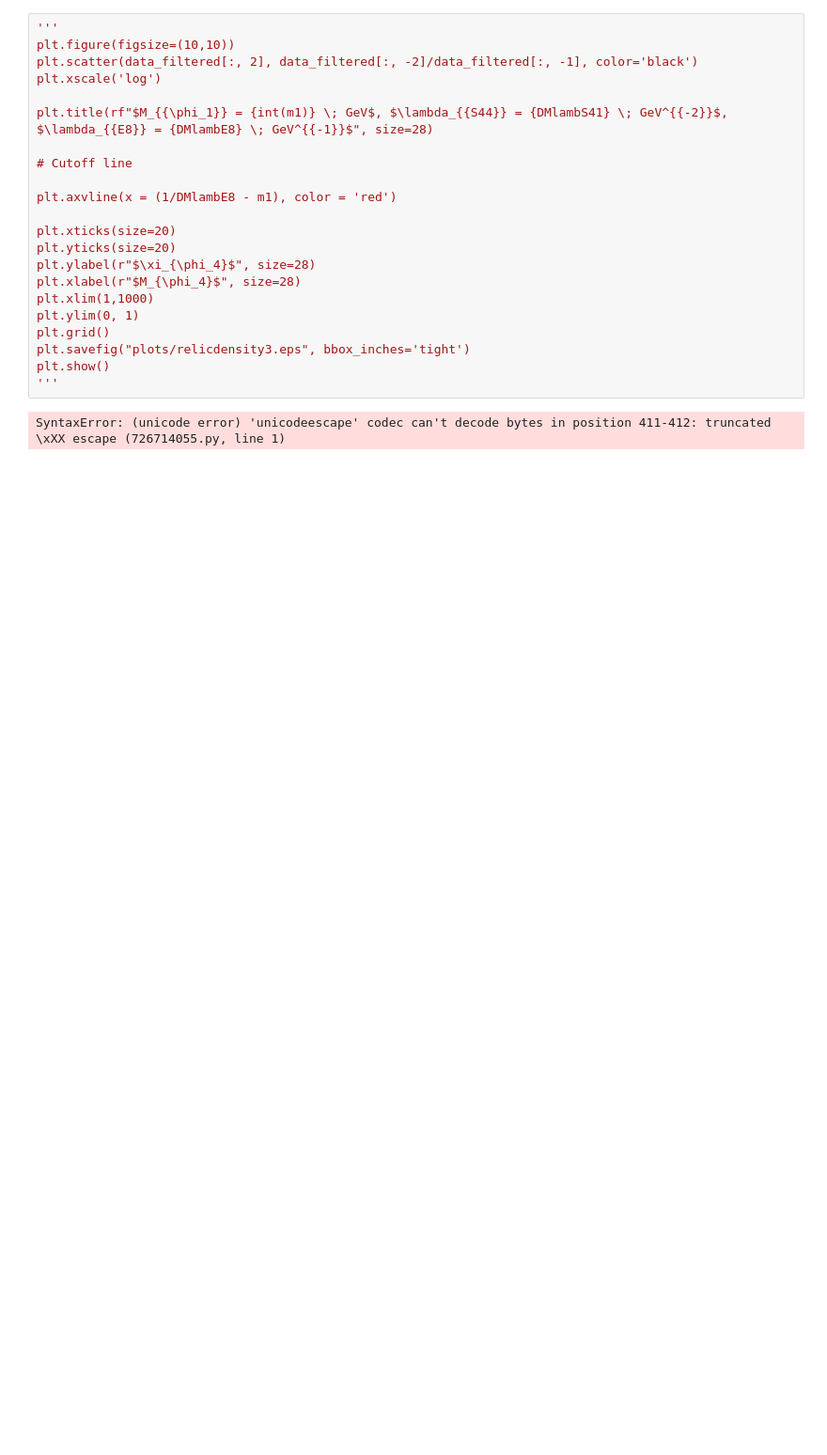
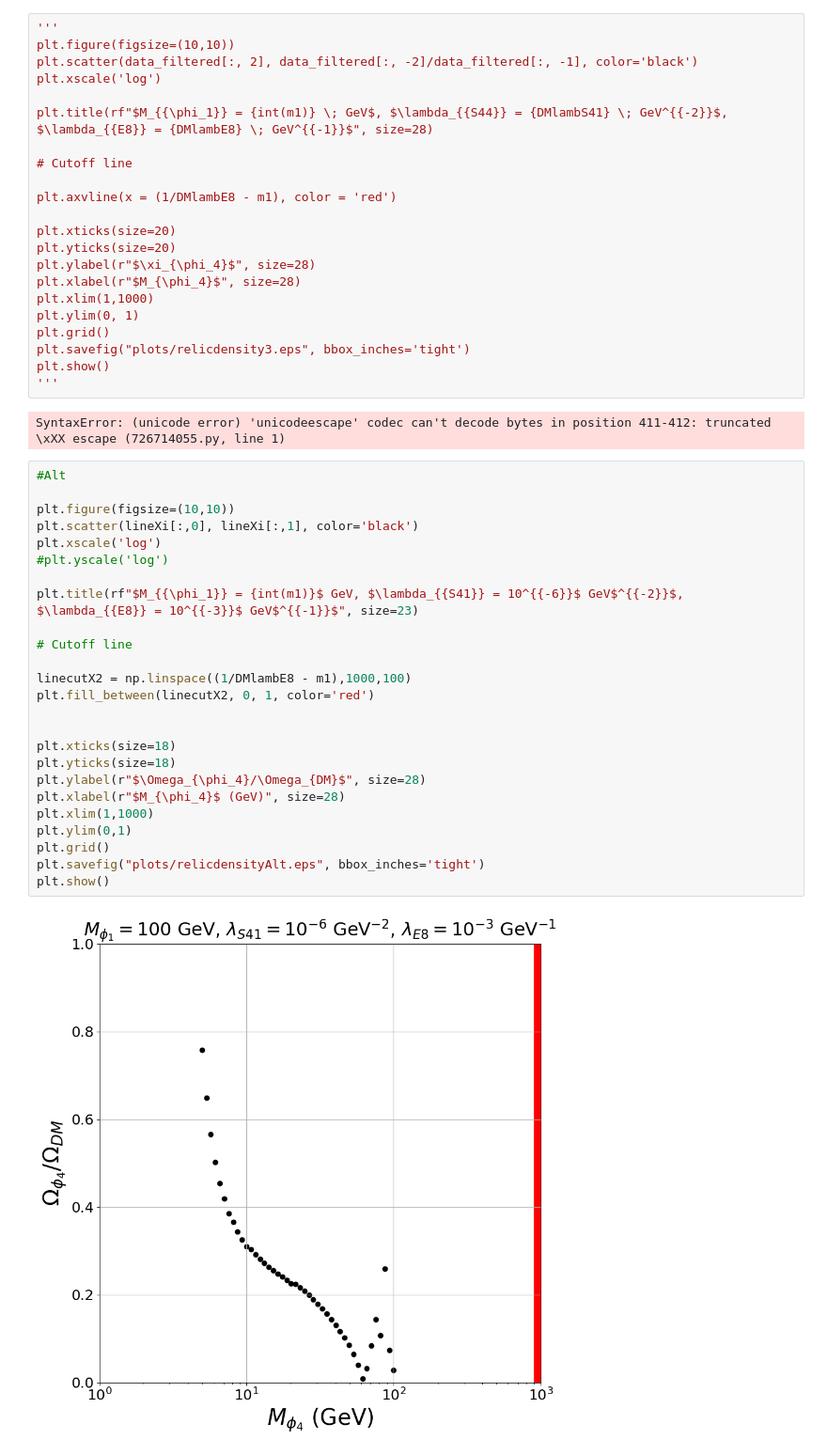
Before and after one commit to sgogoeg/tdg, a Jupyter notebook: Scripts/EFFZ8/LambE8Real/plots_and_analysis.ipynb, the cells around one changed output. Shown: that part at 94% size. Drawn from its saved outputs; the diff is of its cells as text; blank space fills up the shorter version.

```diff
--- a/Scripts/EFFZ8/LambE8Real/plots_and_analysis.ipynb
+++ b/Scripts/EFFZ8/LambE8Real/plots_and_analysis.ipynb
@@ -294,3 +294,30 @@ plt.show()
 '''
 # %% [output]
 SyntaxError: (unicode error) 'unicodeescape' codec can't decode bytes in position 411-412: truncated \xXX escape (726714055.py, line 1)
+# %%
+#Alt
+
+plt.figure(figsize=(10,10))
+plt.scatter(lineXi[:,0], lineXi[:,1], color='black')
+plt.xscale('log')
+#plt.yscale('log')
+
+plt.title(rf"$M_{{\phi_1}} = {int(m1)}$ GeV, $\lambda_{{S41}} = 10^{{-6}}$ GeV$^{{-2}}$, $\lambda_{{E8}} = 10^{{-3}}$ GeV$^{{-1}}$", size=23)
+
+# Cutoff line
+
+linecutX2 = np.linspace((1/DMlambE8 - m1),1000,100)
+plt.fill_between(linecutX2, 0, 1, color='red')
+
+
+plt.xticks(size=18)
+plt.yticks(size=18)
+plt.ylabel(r"$\Omega_{\phi_4}/\Omega_{DM}$", size=28)
+plt.xlabel(r"$M_{\phi_4}$ (GeV)", size=28)
+plt.xlim(1,1000)
+plt.ylim(0,1)
+plt.grid()
+plt.savefig("plots/relicdensityAlt.eps", bbox_inches='tight')
+plt.show()
+# %% [output]
+[figure, added]
```
Also changed, not shown: parts of 1 cell of this notebook, 47 other files.
